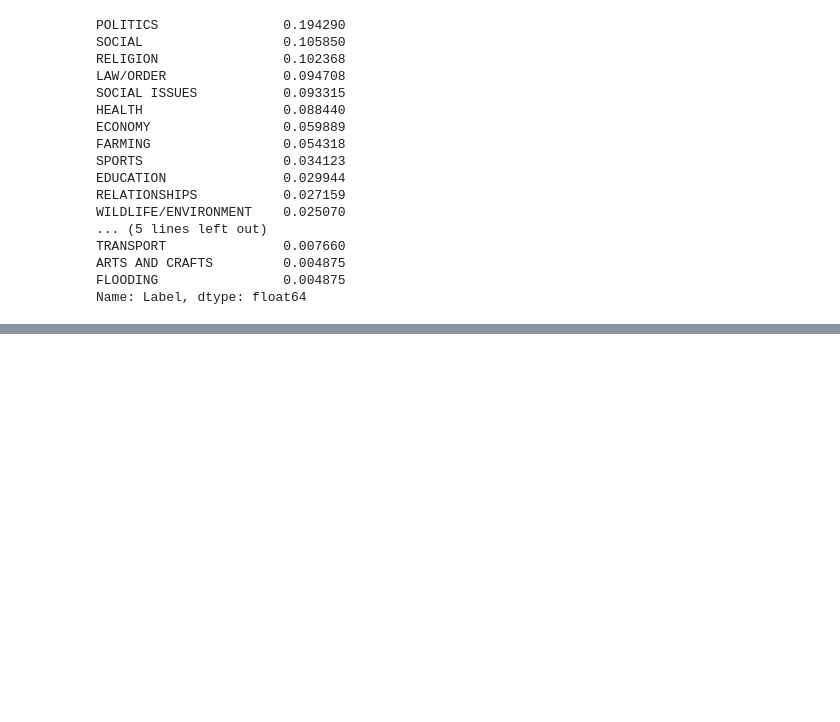
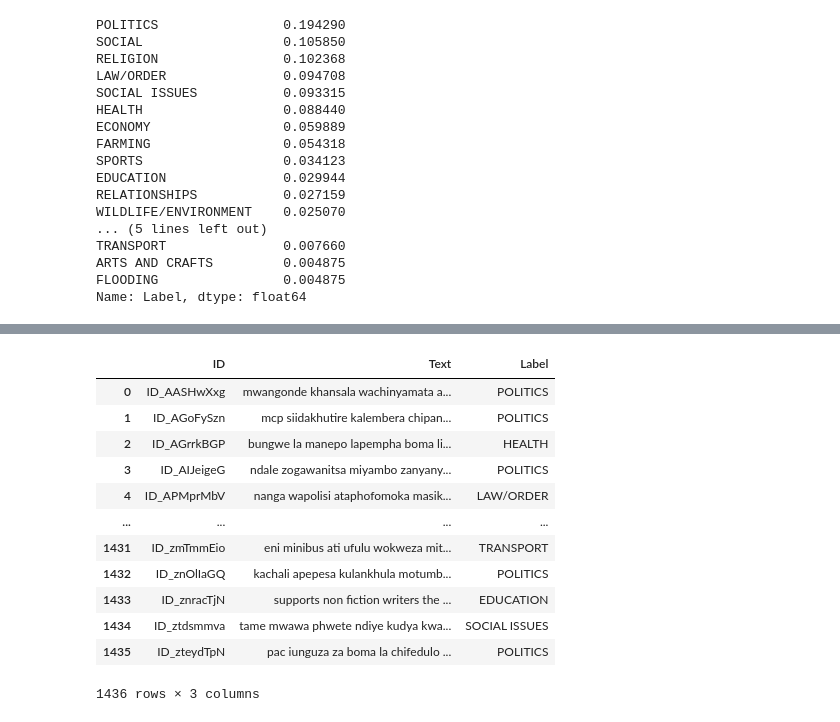
Before and after one commit to nicholaszotalis/505Project, a Jupyter notebook: preprocessing.ipynb, the cells around one changed output, grey strips where cells are left out. Saved outputs shown, nothing was run; the diff lists cells and outputs as text; code cells hidden in the pictures; blank space fills up the shorter version.

```diff
--- a/preprocessing.ipynb
+++ b/preprocessing.ipynb
@@ -40,0 +65,3 @@ Name: Label, dtype: float64
+# %%
+stop_words = pd.read_csv("stopwords.csv", usecols=["Chichewa"])
+sw = set(stop_words.values[:100].flatten().tolist())
@@ -40,0 +88,26 @@ Name: Label, dtype: float64
+# %%
+nlp = spacy.load("en_core_web_sm")
+def preprocess(x):
+    tokens = []
+    doc = nlp(x)
+    for sent in doc.sents:
+        tokens += [str(token) for token in sent if str(token) not in sw and not token.is_punct]
+    return " ".join(tokens)
+# %%
+processed_train_data = train_data.copy()
+processed_train_data["Text"] = processed_train_data["Text"].apply(preprocess)
+processed_train_data
+# %% [output]
+|  | ID | Text | Label |
+| 0 | ID_AASHwXxg | mwangonde khansala wachinyamata a... | POLITICS |
+| 1 | ID_AGoFySzn | mcp siidakhutire kalembera chipan... | POLITICS |
+| 2 | ID_AGrrkBGP | bungwe la manepo lapempha boma li... | HEALTH |
+| 3 | ID_AIJeigeG | ndale zogawanitsa miyambo zanyany... | POLITICS |
+| 4 | ID_APMprMbV | nanga wapolisi ataphofomoka masik... | LAW/ORDER |
+| ... | ... | ... | ... |
+| 1431 | ID_zmTmmEio | eni minibus ati ufulu wokweza mit... | TRANSPORT |
+| 1432 | ID_znOlIaGQ | kachali apepesa kulankhula motumb... | POLITICS |
+| 1433 | ID_znracTjN | supports non fiction writers the ... | EDUCATION |
+| 1434 | ID_ztdsmmva | tame mwawa phwete ndiye kudya kwa... | SOCIAL ISSUES |
+| 1435 | ID_zteydTpN | pac iunguza za boma la chifedulo ... | POLITICS |
+1436 rows × 3 columns
```
Also changed, not shown: parts of 5 cells of this notebook.
